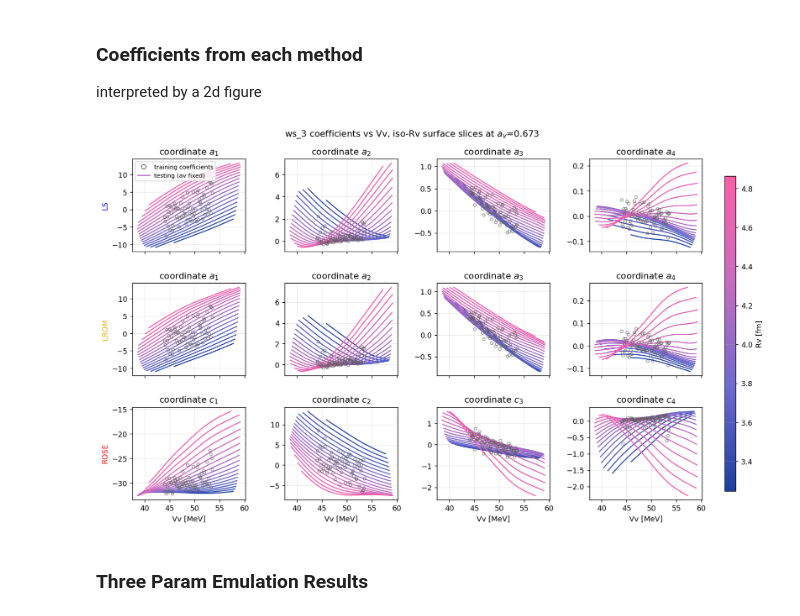
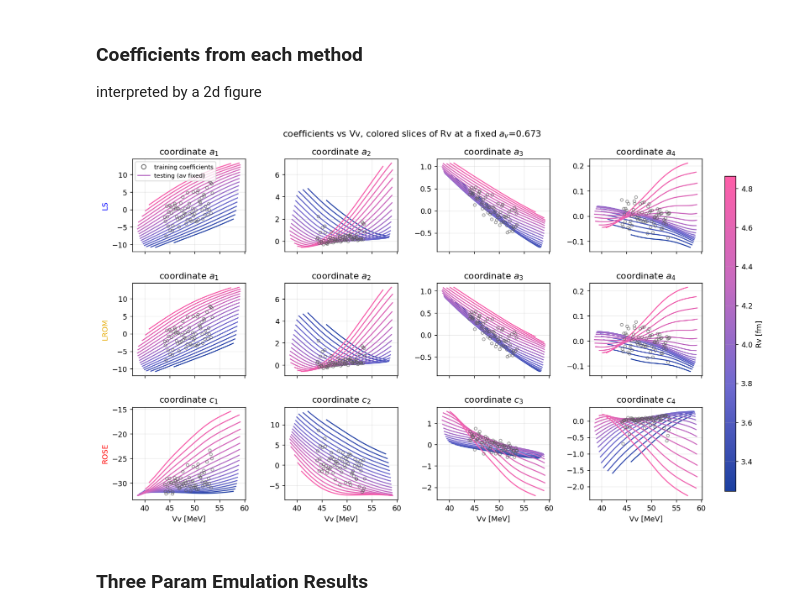
Before and after one commit to nitrogen5052/Learning-Reduced-Order-Models, a Jupyter notebook: notebooks/01_rbm_vs_lrom_single_wavefunction.ipynb, the cells around one changed output. Cells and saved outputs as stored; diff of their text form; code cells hidden in the pictures.

```diff
--- a/notebooks/01_rbm_vs_lrom_single_wavefunction.ipynb
+++ b/notebooks/01_rbm_vs_lrom_single_wavefunction.ipynb
@@ -344,6 +385,7 @@ ws3_testing_ranges = {
 }
 
 # generating samples, varying 3 parameters, and producing HFS solutions
+# you can introduce the 3 parameters
 ws3_emulator.sampling(
     training_ranges=ws3_training_ranges,
     testing_ranges=ws3_testing_ranges,
@@ -355,9 +397,11 @@ ws3_emulator.sampling(
     high_fidelity_solver="runge_kutta",
 )
 # Training LROM with 3 predictors
+# we change the predictor to belong to the potential
+
 ws3_emulator.train(
     basis_size=BASIS_SIZE,
-    predictor="parameters",
+    predictor="potential",
     predictor_count=3,
 )
 
@@ -366,13 +410,6 @@ parameter_lrom = np.asarray(ws3_emulator.testing_results.lrom[0]).copy()
 
 parameter_relative_l2 = np.asarray( ws3_emulator.testing_results.metrics["relative_l2"][0]["lrom"] ).copy()
 parameter_training_relative_l2 = np.asarray( ws3_emulator.training_results.metrics["relative_l2"][0]["lrom"] ).copy()
-
-# Training with 3 predictors
-ws3_emulator.train(
-    basis_size=BASIS_SIZE,
-    predictor="potential",
-    predictor_count=3,
-)
 # %% [markdown]
 ### Predictor selection
 # %%
@@ -486,35 +523,35 @@ for row_index, (method, data) in enumerate(ws3_coordinate_data.items()):
         smooth = RBFInterpolator(params / scale, values,
                                  kernel="thin_plate_spline", smoothing=0.05)
         hull = LinearNDInterpolator(params, values)
 
         for rv in rv_lines:
             query = np.column_stack([vv_grid, np.full_like(vv_grid, rv),
                                      np.full_like(vv_grid, av_fixed)])
             y = np.where(np.isnan(hull(query)), np.nan, smooth(query / scale))
             ax.plot(vv_grid, y, color=cmap(ws3_rv_norm(rv)), linewidth=1.4)#,marker='s',markevery=25,markersize=2.3)
 
         ax.scatter(ws3_train_rows[:, 0], np.real(data["training"][:, coordinate_index]),
                    s=14, marker="o", facecolors="none", edgecolors="0.35", alpha=0.6, zorder=3)
         ax.set_title(fr"coordinate ${data['symbol']}_{{{coordinate_index + 1}}}$")
         if coordinate_index == 0:
             ax.set_ylabel(method, color=data["color"])
         if row_index == 2:
             ax.set_xlabel("Vv [MeV]")
 
 axes[0, 0].legend(
     handles=[Line2D([0], [0], marker="o", linestyle="none",
                     markerfacecolor="none", markeredgecolor="0.35", label="training coefficients"),
              Line2D([0], [0], color=cmap(0.6), linewidth=1.5, label="testing (av fixed)")],
     fontsize=8,
 )
 
 fig.subplots_adjust(top=0.91, right=0.89, hspace=0.34, wspace=0.35)
 cbar_ax = fig.add_axes([0.92, 0.13, 0.015, 0.74])
 fig.colorbar(plt.cm.ScalarMappable(norm=ws3_rv_norm, cmap=cmap), cax=cbar_ax, label="Rv [fm]")
-fig.suptitle(fr"ws_3 coefficients vs Vv, iso-Rv surface slices at $a_v$={av_fixed:.3f}")
+fig.suptitle(fr"coefficients vs Vv, colored slices of Rv at a fixed $a_v$={av_fixed:.3f}")
 plt.show()
 # %% [output]
-[figure, old version]
+[figure, new version]
 # %% [markdown]
 ### Three Param Emulation Results
 # %%
```
Also changed, not shown: parts of 10 cells of this notebook.
